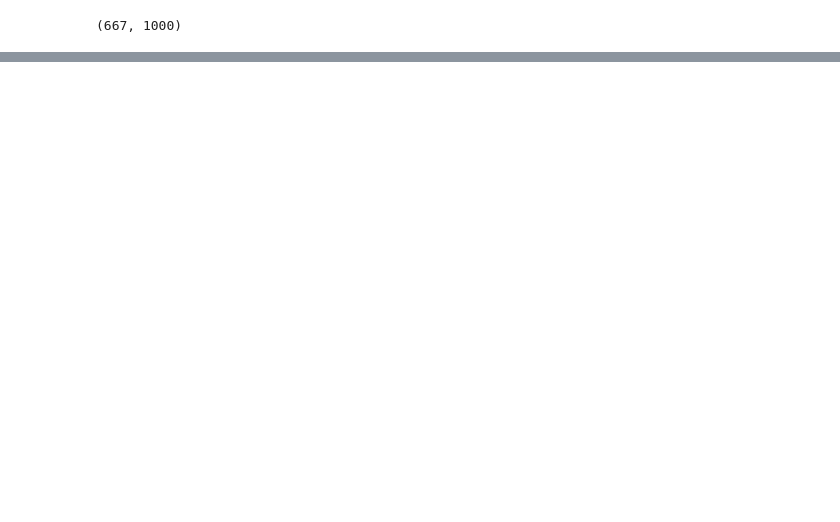
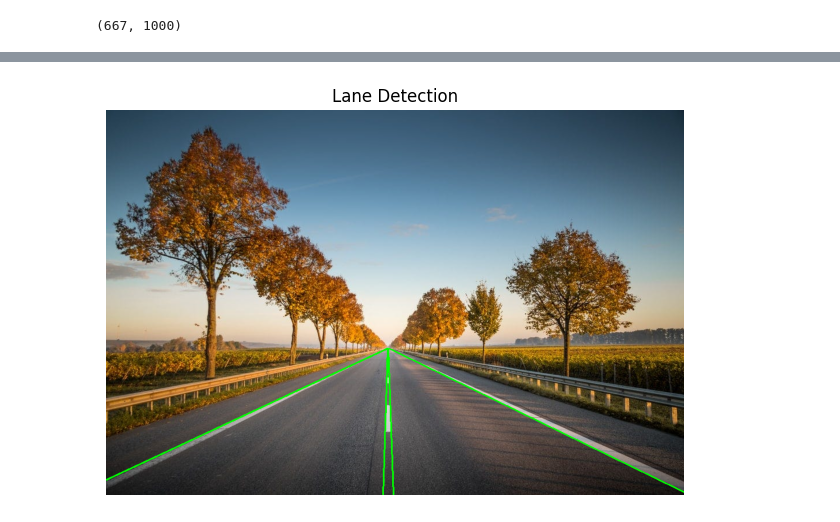
Before and after one commit to tasneemyo/Computer-Vision-Labs, a Jupyter notebook: edge_detection.ipynb, the cells around one changed output, grey strips where cells are left out. Drawn from its saved outputs; the diff is of its cells as text; code cells hidden in the pictures; blank space fills up the shorter version.

```diff
--- a/edge_detection.ipynb
+++ b/edge_detection.ipynb
@@ -117,0 +147,44 @@ To be completed:
+# %%
+# Extract peaks from the accumulator
+threshold = 32
+lines = np.argwhere(H > threshold)
+
+lines = sorted(lines, key=lambda idx: H[idx[0], idx[1]], reverse=True)
+filtered_lines = []
+rho_theta_used = set()
+
+rho_tolerance = 100
+theta_tolerance = np.deg2rad(10)
+
+for rho_idx, theta_idx in lines:
+    rho = rho_range[rho_idx]
+    theta = theta_range[theta_idx]
+
+    if any(abs(rho - r) < rho_tolerance and abs(theta - t) < theta_tolerance
+           for r, t in rho_theta_used):
+        continue
+
+    rho_theta_used.add((rho, theta))
+    filtered_lines.append((rho_idx, theta_idx))
+
+
+image_with_lines = image_rgb.copy()
+y_min = int(0.62 * height)
+y_max = height
+
+for rho_idx, theta_idx in filtered_lines:
+    rho = rho_range[rho_idx]
+    theta = theta_range[theta_idx]
+    a, b = np.cos(theta), np.sin(theta)
+    x1 = int((rho - y_min * b) / a)
+    x2 = int((rho - y_max * b) / a)
+
+    cv2.line(image_with_lines, (x1, y_min), (x2, y_max), (0, 255, 0), 2)
+
+plt.figure(figsize=(10, 5))
+plt.imshow(image_with_lines)
+plt.title("Lane Detection")
+plt.axis("off")
+plt.show()
+# %% [output]
+[figure, added]
```
Also changed, not shown: parts of 15 cells of this notebook.
